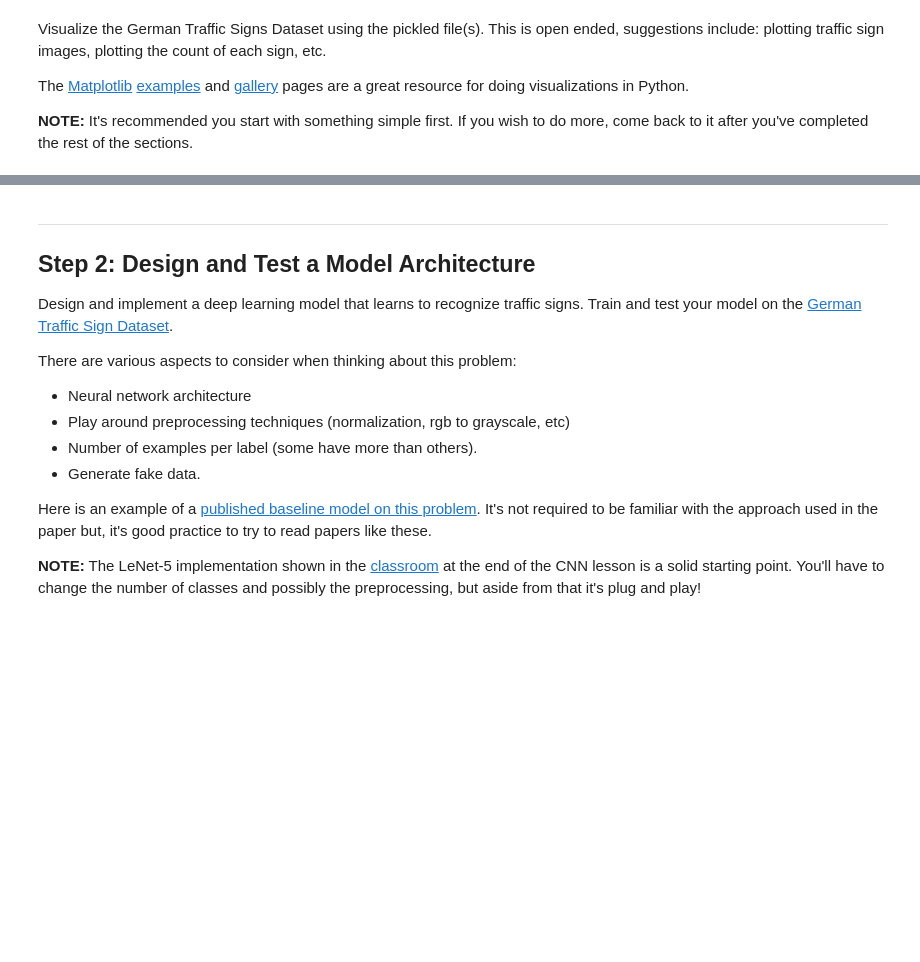
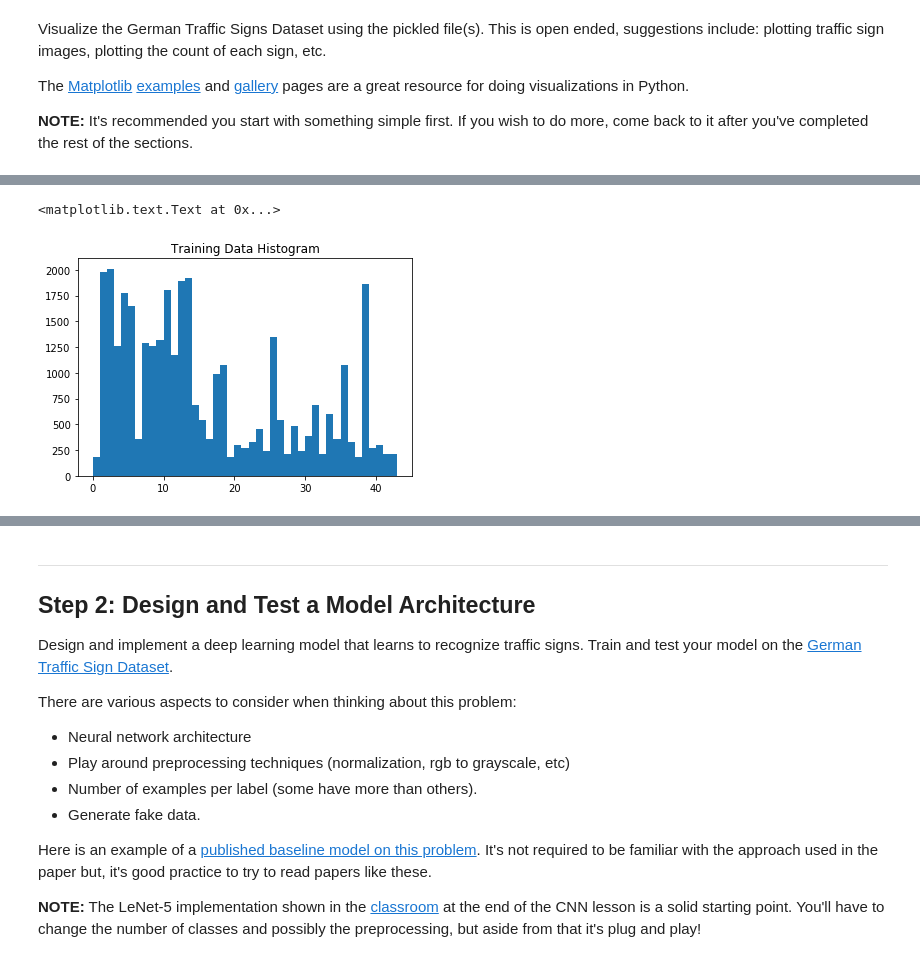
Before and after one commit to baninho/CarND-P2, a Jupyter notebook: Traffic_Sign_Classifier.ipynb, the cells around one changed output, grey strips where cells are left out. Saved outputs shown, nothing was run; the diff lists cells and outputs as text; code cells hidden in the pictures; blank space fills up the shorter version.

```diff
--- a/Traffic_Sign_Classifier.ipynb
+++ b/Traffic_Sign_Classifier.ipynb
@@ -122,0 +123,11 @@ Speed limit (70km/h)
+# %%
+# Plot a histogram of the occurrences of the signs in the data set
+# the data appears to be unevenly distributed among the different types of traffic signs
+# poor performance in recognizing less frequently occurring signs may result
+
+
+plt.hist(y_train, np.linspace(0, 43, 44))
+plt.title("Training Data Histogram")
+# %% [output]
+<matplotlib.text.Text at 0x...>
+[figure, added]
```
Also changed, not shown: parts of 10 cells of this notebook, 1 other file.
